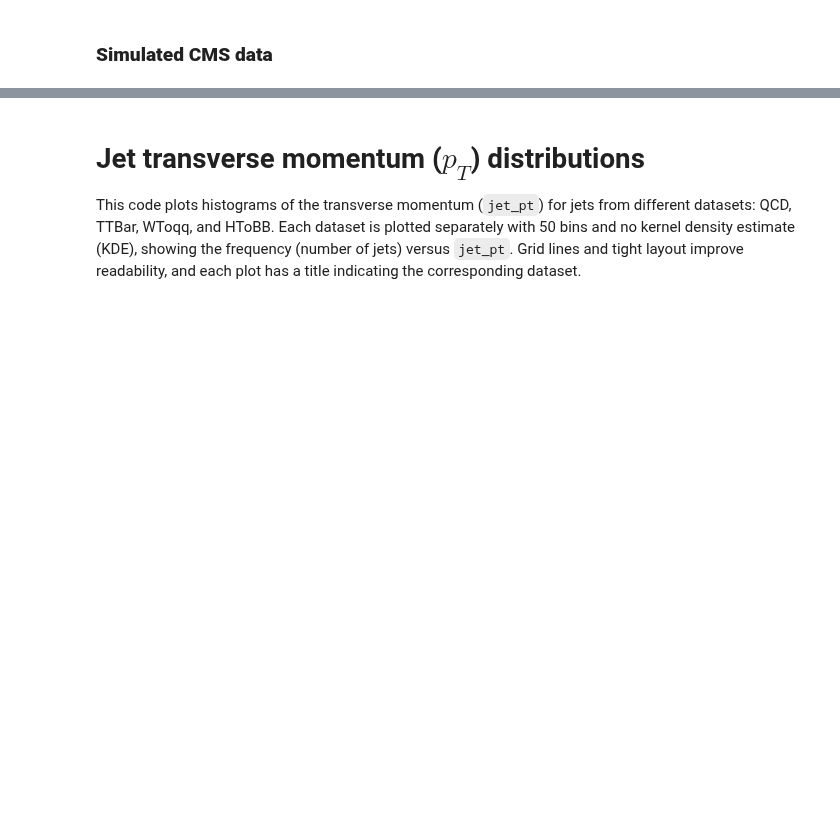
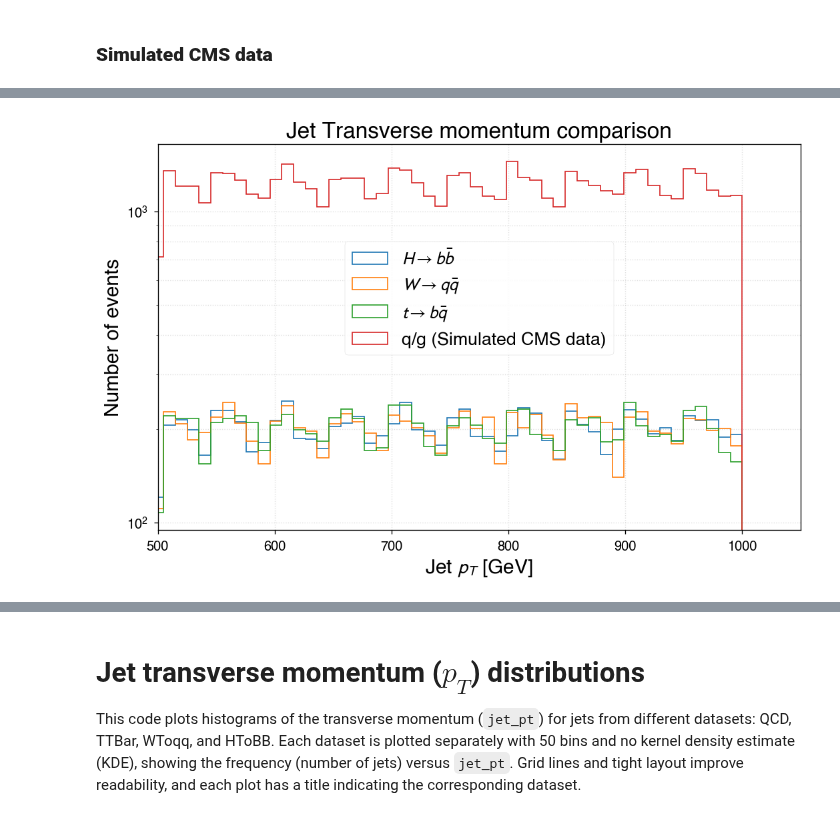
Before and after one commit to MirandaCarou/Qutrits-for-physics-at-LHC, a Jupyter notebook: Project/Qutrits-Based_Model/plot_dataset_values.ipynb, the cells around one changed output, grey strips where cells are left out. Cells and saved outputs as stored; diff of their text form; code cells hidden in the pictures; blank space fills up the shorter version.

```diff
--- a/Project/Qutrits-Based_Model/plot_dataset_values.ipynb
+++ b/Project/Qutrits-Based_Model/plot_dataset_values.ipynb
@@ -581,0 +724,80 @@ datos_QCD_simu_full = datos_QCD_simu_1 + datos_QCD_simu_2
+# %%
+import matplotlib.pyplot as plt
+import numpy as np
+
+# Estilo profesional de publicación
+plt.rcParams.update({
+    "font.family": "sans-serif",
+    "font.sans-serif": ["Helvetica", "Arial", "DejaVu Sans"],
+    "text.usetex": False,
+    "mathtext.fontset": "stixsans",
+
+    # Aumentar el tamaño de los números en los ejes
+    "xtick.labelsize": 12,
+    "ytick.labelsize": 12,
+})
+
+def plot_jet_pt_comparison(datasets_list):
+    """
+    datasets_list: Lista de tuplas [(datos, "Nombre"), ...]
+    """
+    fig, ax = plt.subplots(figsize=(9, 6), dpi=120)
+
+    # Colores profesionales para las diferentes señales
+    colors = ['#1f77b4', '#ff7f0e', '#2ca02c', '#d62728']
+
+    # Primero buscamos el máximo global de todos los datasets para fijar los bins
+    global_max = 0
+    for data, _ in datasets_list:
+        current_max = max([e['pt_jet'] for e in data])
+        if current_max > global_max:
+            global_max = current_max
+
+    bins = np.linspace(0, global_max, 100)
+    stats_lines = ["--- Max Jet $p_T$ ---"]
+
+    # Iterar sobre cada señal para plotear
+    for i, (data, label) in enumerate(datasets_list):
+        pt_jets = np.array([e['pt_jet'] for e in data])
+
+        # Plot del histograma (usamos histtype='step' para que no se tapen)
+        ax.hist(pt_jets, bins=bins, histtype='step', lw=1,
+                color=colors[i % len(colors)], label=label, density=False)
+
+        # Guardar estadística para el cuadro de texto
+        stats_lines.append(f"{label}: {np.max(pt_jets):.1f} GeV")
+
+    # Configuración de ejes y estilo
+    ax.set_title('Jet Transverse momentum comparison', fontsize=20, fontweight='bold', fontname="Helvetica")
+    ax.set_xlabel(r'Jet $p_{T}$ [GeV]',  fontsize=18)
+    ax.set_ylabel('Number of events',  fontsize=18)
+    ax.set_yscale('log')
+
+    # Ajuste estricto al máximo real
+    ax.set_xlim(500, global_max * 1.05)
+    # Leyenda
+
+    ax.legend(loc='center', bbox_to_anchor=(0.5, 0.6), frameon=True, framealpha=0.9, fontsize=16)
+
+    # Cuadro de estadísticas debajo de la leyenda
+    stats_text = "\n".join(stats_lines)
+    props = dict(boxstyle='round', facecolor='white', alpha=0.8, edgecolor='silver')
+
+
+    ax.grid(True, which='both', linestyle=':', alpha=0.4)
+    plt.tight_layout()
+    plt.savefig(f"JETPT.pdf", bbox_inches='tight')
+    plt.show()
+
+# Lista de tus señales para comparar
+signals = [
+    (datos_HToBB, r"$H \rightarrow b\bar{b}$"),
+    (datos_WToqq, r"$W \rightarrow q\bar{q}$"),
+    (datos_TTBar, r"$t \to b\bar{q}$"),
+    (datos_QCD_simu_full, "q/g (Simulated CMS data)")
+]
+
+# Ejecución
+plot_jet_pt_comparison(signals)
+# %% [output]
+[figure, added]
```
Also changed, not shown: parts of 7 cells of this notebook, 56 other files.
